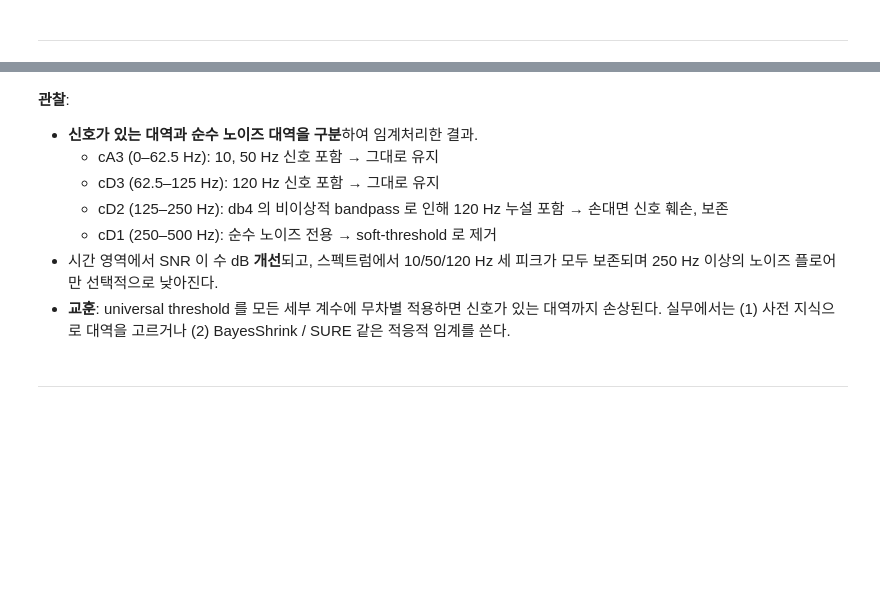
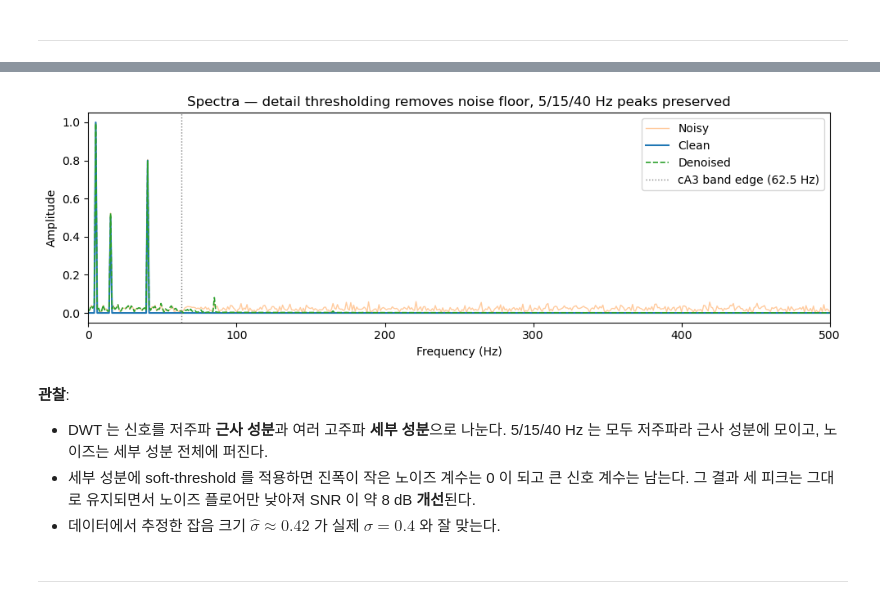
Before and after one commit to jongmoonha/AI-PHM_Graduate, a Jupyter notebook: [c_advanced] d_Time_Frequency.ipynb, the cells around one changed output, grey strips where cells are left out. Drawn from its saved outputs; the diff is of its cells as text; code cells hidden in the pictures; blank space fills up the shorter version.

```diff
--- a/[c_advanced] d_Time_Frequency.ipynb
+++ b/[c_advanced] d_Time_Frequency.ipynb
@@ -345,46 +368,41 @@ DWT 로 신호를 여러 스케일로 분해한 뒤 **순수 노이즈 대역의
 # %%
-# 합성 신호: 10 + 50 + 120 Hz + 가우시안 노이즈
+# 합성 신호: 5 + 15 + 40 Hz 저주파 신호 + 가우시안 노이즈
 np.random.seed(42)
 fs_dn = 1000
 T_dn = 1.0
 t_dn = np.arange(0, T_dn, 1 / fs_dn)
 N = len(t_dn)
 
-x_clean = (np.sin(2 * np.pi * 10 * t_dn)
-           + 0.5 * np.sin(2 * np.pi * 50 * t_dn)
-           + 0.8 * np.sin(2 * np.pi * 120 * t_dn))
+x_clean = (np.sin(2 * np.pi * 5 * t_dn)
+           + 0.5 * np.sin(2 * np.pi * 15 * t_dn)
+           + 0.8 * np.sin(2 * np.pi * 40 * t_dn))
 sigma = 0.4
 x_noisy = x_clean + sigma * np.random.randn(N)
 
-# DWT 3레벨 분해 (db4)
-#   fs=1000, level=3 이론적 대역 (실제 필터는 누설 존재):
-#     cA3 : 0    ~  62.5 Hz — 10, 50 Hz 신호
-#     cD3 : 62.5 ~ 125  Hz — 120 Hz 신호 (주)
-#     cD2 : 125  ~ 250  Hz — 120 Hz 누설 포함 (db4 bandpass 비이상성)
-#     cD1 : 250  ~ 500  Hz — 실질적으로 노이즈 전용
-wavelet = 'db4'
+# DWT 3레벨 분해 (db8)
+#   fs=1000, level=3 이론적 대역:
+#     cA3 : 0 ~ 62.5 Hz — 신호(5, 15, 40 Hz)가 모두 이 근사 대역에 있음
+#     cD3/cD2/cD1 : 62.5 Hz 이상 — 노이즈 위주
+wavelet = 'db8'
 level = 3
 coeffs = pywt.wavedec(x_noisy, wavelet, level=level)
 cA3, cD3, cD2, cD1 = coeffs
 
-# 각 레벨의 계수 통계 — 신호/노이즈 분포 확인
+# 각 레벨의 계수 통계 — cA3(신호)만 std 가 크고, 나머지 detail 은 노이즈 수준임을 확인
 for name, coef in [('cA3', cA3), ('cD3', cD3), ('cD2', cD2), ('cD1', cD1)]:
     print(f'  {name}: len={len(coef):4d}, std={np.std(coef):.3f}, max|.|={np.max(np.abs(coef)):.3f}')
 
-# cD1 에서 잡음 표준편차 추정 (MAD 기반 — cD1 은 실질적으로 노이즈 전용)
+# 잡음 크기(표준편차) 추정 — 노이즈가 지배적인 가장 미세한 세부 계수(cD1)에서 추정한다.
+#   median(|cD1|)/0.6745 : 가우시안에서 중앙값 절댓값과 sigma 의 관계로 sigma 를 환산.
 sigma_hat = np.median(np.abs(cD1)) / 0.6745
+# 임계값: 잡음 계수가 거의 넘지 못하는 높이 = sigma * sqrt(2 ln N)
 lam = sigma_hat * np.sqrt(2 * np.log(N))
 print(f'Estimated noise sigma = {sigma_hat:.4f}  (true sigma = {sigma})')
 print(f'Universal threshold lambda = {lam:.4f}')
 
-# **선택적 임계처리**: cD1 (250~500 Hz) 만 소프트 임계처리.
-# cD2 는 120 Hz 누설이 있어 손대면 신호까지 훼손된다 -> 그대로 유지.
-coeffs_thr = [
-    cA3,                                       # 10, 50 Hz — 보존
-    cD3,                                       # 120 Hz 주성분 — 보존
-    cD2,                                       # 120 Hz 누설 포함 — 보존
-    pywt.threshold(cD1, lam, mode='soft'),     # 순수 고주파 노이즈 — 제거
-]
+# 근사 계수(cA3, 신호)는 그대로 두고, 세부 계수(노이즈)에만 soft-threshold 적용.
+# 임계값보다 작은 계수는 0, 큰 계수는 임계값만큼 줄여서 복원한다.
+coeffs_thr = [cA3] + [pywt.threshold(c, lam, mode='soft') for c in (cD3, cD2, cD1)]
 x_denoised = pywt.waverec(coeffs_thr, wavelet)[:N]
 
 # SNR 비교
@@ -418,25 +438,23 @@ plt.show()
 # %%
 # 디노이징 효과를 스펙트럼에서 확인
 f_c, A_c = fft(x_clean,    fs_dn)
 f_n, A_n = fft(x_noisy,    fs_dn)
 f_d, A_d = fft(x_denoised, fs_dn)
 fig, ax = plt.subplots(figsize=(10, 3.5))
 ax.plot(f_n, A_n, color='C1', alpha=0.4, lw=1.0, label='Noisy')
 ax.plot(f_c, A_c, color='C0',             lw=1.5, label='Clean')
 ax.plot(f_d, A_d, color='C2',             lw=1.2, ls='--', label='Denoised')
 ax.set_xlim(0, 500); ax.set_xlabel('Frequency (Hz)'); ax.set_ylabel('Amplitude')
-ax.axvline(250, color='gray', ls=':', lw=1.0, label='cD1 band edge (250 Hz)')
-ax.set_title('Spectra — cD1 thresholding removes noise above 250 Hz, 10/50/120 Hz preserved')
+ax.axvline(62.5, color='gray', ls=':', lw=1.0, label='cA3 band edge (62.5 Hz)')
+ax.set_title('Spectra — detail thresholding removes noise floor, 5/15/40 Hz peaks preserved')
 ax.legend(); fig.tight_layout(); plt.show()
+# %% [output]
+[figure, added]
 # %% [markdown]
 **관찰**:
-- **신호가 있는 대역과 순수 노이즈 대역을 구분**하여 임계처리한 결과.
-  - cA3 (0–62.5 Hz): 10, 50 Hz 신호 포함 → 그대로 유지
-  - cD3 (62.5–125 Hz): 120 Hz 신호 포함 → 그대로 유지
-  - cD2 (125–250 Hz): db4 의 비이상적 bandpass 로 인해 120 Hz 누설 포함 → 손대면 신호 훼손, 보존
-  - cD1 (250–500 Hz): 순수 노이즈 전용 → soft-threshold 로 제거
-- 시간 영역에서 SNR 이 수 dB **개선**되고, 스펙트럼에서 10/50/120 Hz 세 피크가 모두 보존되며 250 Hz 이상의 노이즈 플로어만 선택적으로 낮아진다.
-- **교훈**: universal threshold 를 모든 세부 계수에 무차별 적용하면 신호가 있는 대역까지 손상된다. 실무에서는 (1) 사전 지식으로 대역을 고르거나 (2) BayesShrink / SURE 같은 적응적 임계를 쓴다.
+- DWT 는 신호를 저주파 **근사 성분**과 여러 고주파 **세부 성분**으로 나눈다. 5/15/40 Hz 는 모두 저주파라 근사 성분에 모이고, 노이즈는 세부 성분 전체에 퍼진다.
+- 세부 성분에 soft-threshold 를 적용하면 진폭이 작은 노이즈 계수는 0 이 되고 큰 신호 계수는 남는다. 그 결과 세 피크는 그대로 유지되면서 노이즈 플로어만 낮아져 SNR 이 약 8 dB **개선**된다.
+- 데이터에서 추정한 잡음 크기 $\hat\sigma \approx 0.42$ 가 실제 $\sigma = 0.4$ 와 잘 맞는다.
 # %% [markdown]
 ---
 # %% [markdown]
```
Also changed, not shown: parts of 13 cells of this notebook, 1 other file.
